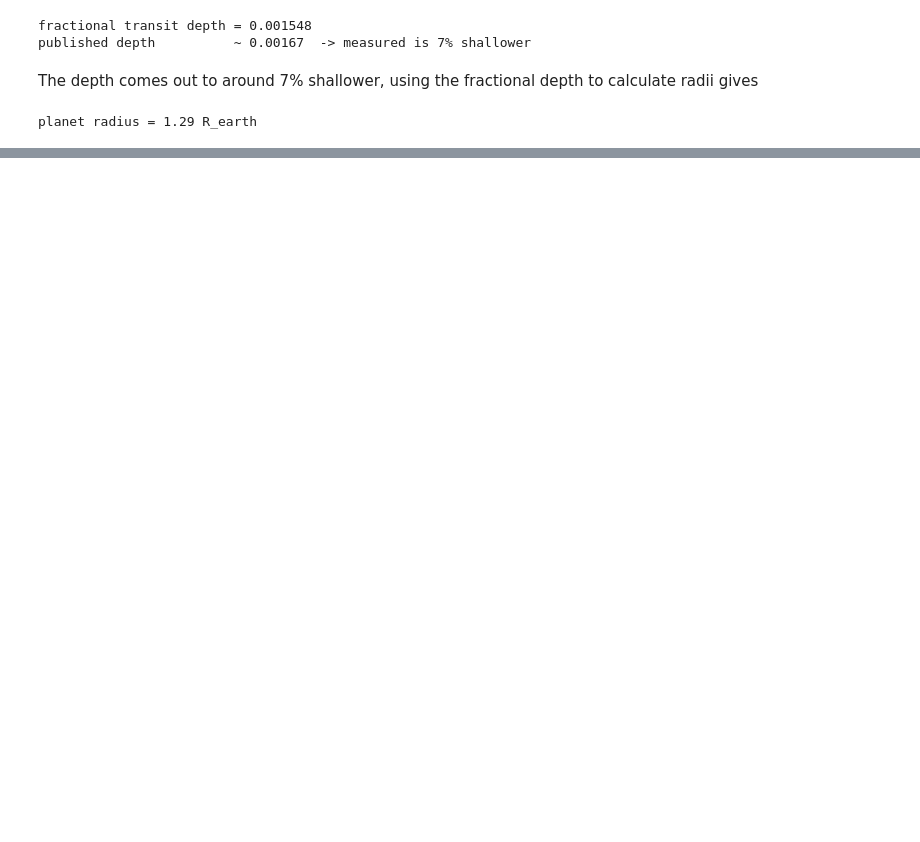
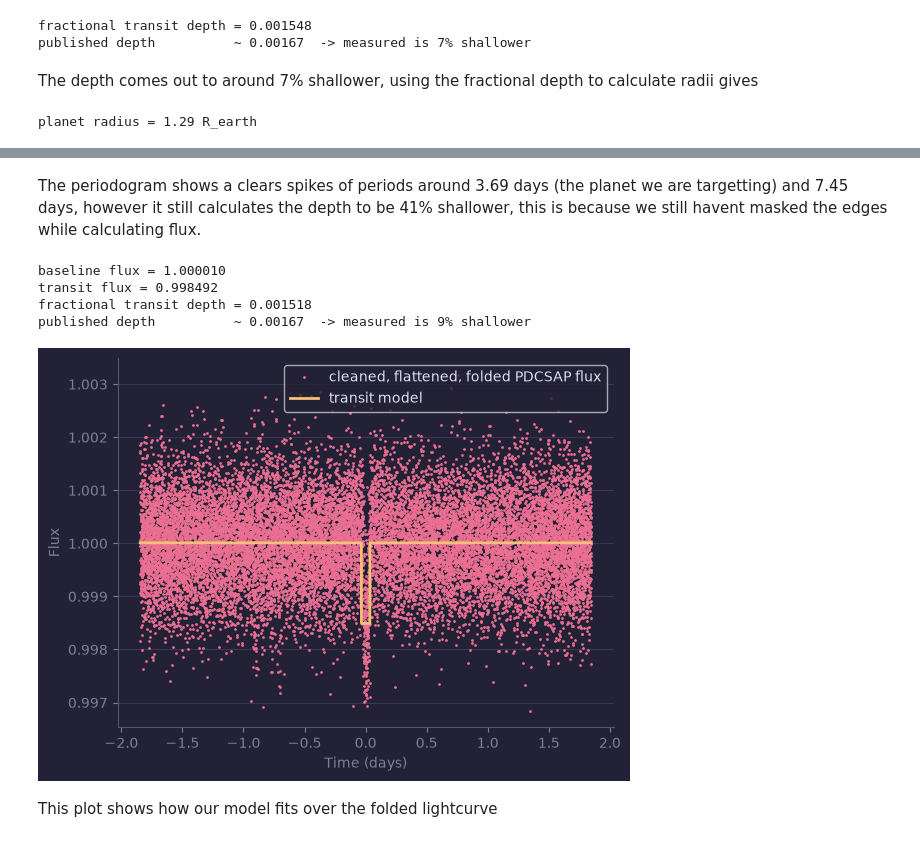
Before and after one commit to DalKachori/TESS_LC_ANALYSIS, a Jupyter notebook: l98-59_transit_analysis.ipynb, the cells around one changed output, grey strips where cells are left out. Drawn from its saved outputs; the diff is of its cells as text; code cells hidden in the pictures; blank space fills up the shorter version.

```diff
--- a/l98-59_transit_analysis.ipynb
+++ b/l98-59_transit_analysis.ipynb
@@ -269,0 +308,36 @@ planet radius = 1.29 R_earth
+# %% [markdown]
+The periodogram shows a clears spikes of periods around 3.69 days (the planet we are targetting) and 7.45 days, however it still calculates the depth to be 41% shallower,
+this is because we still havent masked the edges while calculating flux.
+# %%
+transit_time = result.transit_time[best].value
+transit_duration = result.duration[best].value
+
+transit_start = transit_time - transit_duration/2
+transit_end = transit_time + transit_duration/2
+
+lc_fold_bls = lc_clean_flat.fold(period=result.period[best], epoch_time=transit_time)
+baseline = np.mean(lc_fold_bls.flux.value[(lc_fold_bls.time.value < - (3/4) * transit_duration) | (lc_fold_bls.time.value > (3/4) * transit_duration)])
+transit_flux = np.mean(lc_fold_bls.flux.value[(lc_fold_bls.time.value > - (1/4) * transit_duration) & (lc_fold_bls.time.value < (1/4) * transit_duration)])
+
+print(f"baseline flux = {baseline:.6f}")
+print(f"transit flux = {transit_flux:.6f}")
+print(f"fractional transit depth = {(baseline - transit_flux) / baseline:.6f}")
+print(f"published depth          ~ 0.00167  -> measured is {100*(1-(baseline - transit_flux) / baseline/0.00167):.0f}% shallower")
+
+box = np.where((lc_fold_bls.time.value > - transit_duration / 2) & (lc_fold_bls.time.value < transit_duration / 2), transit_flux, baseline)
+
+plt.plot(lc_fold_bls.time.value, lc_fold_bls.flux.value, '.', markersize=2, label='cleaned, flattened, folded PDCSAP flux')
+plt.plot(lc_fold_bls.time.value, box, '-', linewidth=2, label='transit model')
+plt.xlabel('Time (days)')
+plt.ylabel('Flux')
+plt.legend()
+plt.savefig("transit_model.png", dpi=300)
+plt.show()
+# %% [output]
+baseline flux = 1.000010
+transit flux = 0.998492
+fractional transit depth = 0.001518
+published depth          ~ 0.00167  -> measured is 9% shallower
+[figure, added]
+# %% [markdown]
+This plot shows how our model fits over the folded lightcurve
```
Also changed, not shown: parts of 4 cells of this notebook, 1 other file.
